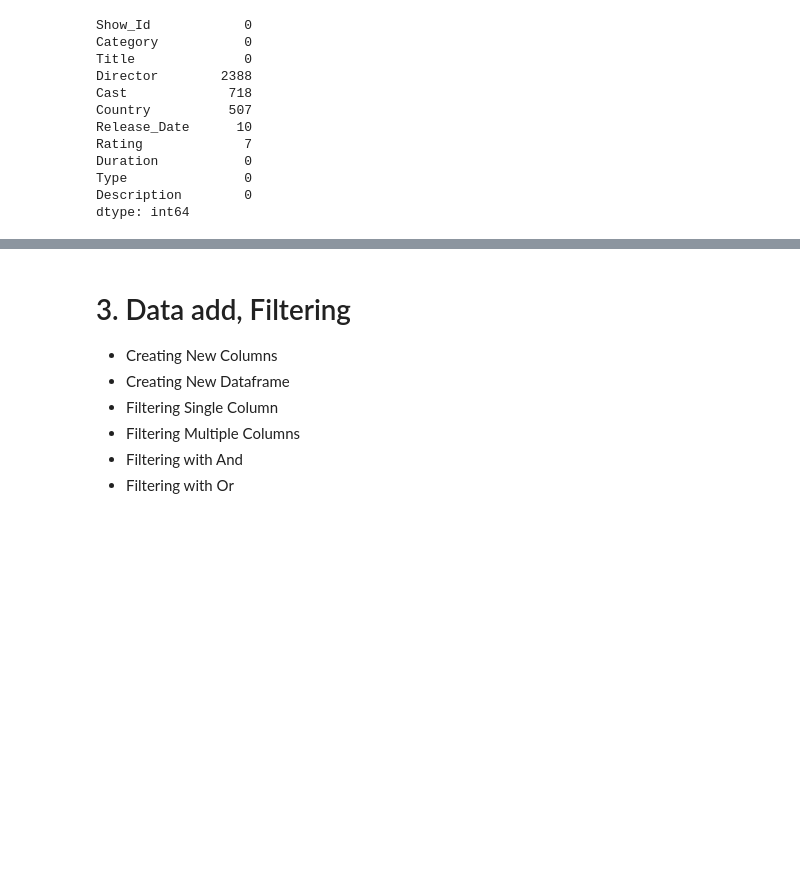
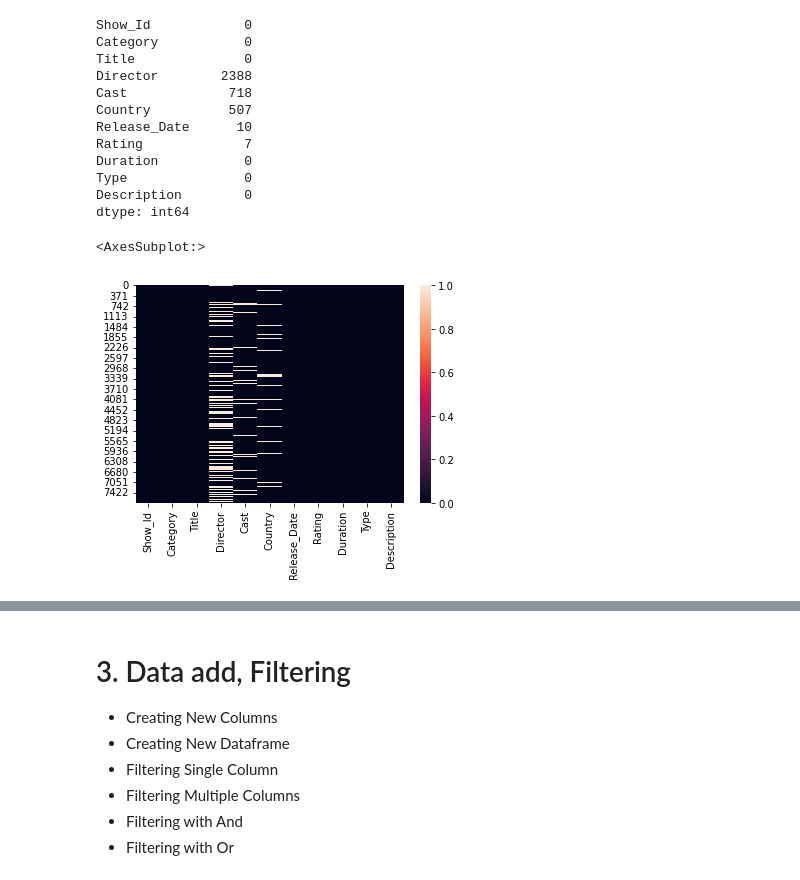
Before and after one commit to Jay-Jun123/DA_Project, a Jupyter notebook: Netflex/netflex.ipynb, the cells around one changed output, grey strips where cells are left out. Cells and saved outputs as stored; diff of their text form; code cells hidden in the pictures; blank space fills up the shorter version.

```diff
--- a/Netflex/netflex.ipynb
+++ b/Netflex/netflex.ipynb
@@ -216,3 +217,8 @@ Duration           0
 Type               0
 Description        0
 dtype: int64
+# %%
+sns.heatmap(netflix.isnull())
+# %% [output]
+<AxesSubplot:>
+[figure, added]
```
Also changed, not shown: parts of 14 cells of this notebook.
